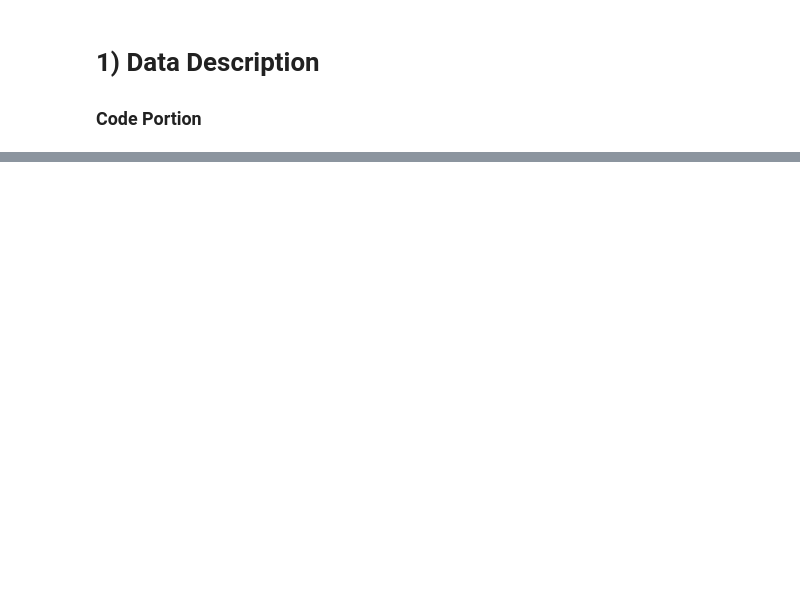
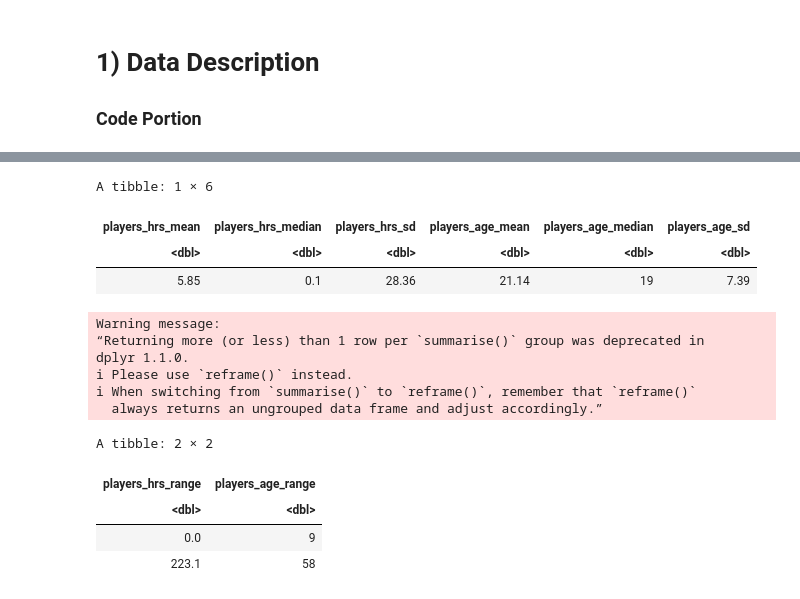
Before and after one commit to angelinahang/dsci-100-2025w1-project-personal-plan-group-42, a Jupyter notebook: ahang_plan.ipynb, the cells around one changed output, grey strips where cells are left out. Saved outputs shown, nothing was run; the diff lists cells and outputs as text; code cells hidden in the pictures; blank space fills up the shorter version.

Commit message:
worked more on data description portion

```diff
--- a/ahang_plan.ipynb
+++ b/ahang_plan.ipynb
@@ -70,3 +70,39 @@ A spec_tbl_df: 1535 × 5
 | fd6563a4e0f6f4273580e5fedbd8dda64... | 28/07/2024 15:36 | 28/07/2024 15:57 | 1.72218e+12 | 1.72218e+12 |
 | fd6563a4e0f6f4273580e5fedbd8dda64... | 25/07/2024 06:15 | 25/07/2024 06:22 | 1.72189e+12 | 1.72189e+12 |
 | 36d9cbb4c6bc0c1a6911436d2da0d09ec... | 20/05/2024 02:26 | 20/05/2024 02:45 | 1.71617e+12 | 1.71617e+12 |
+# %%
+# summary statistics: players data
+# first: quantitative variables: played hours, age
+#    Age has NA values!!
+# typical ways to describe quantitative variables in stats:
+#    center (mean and median) and spread (range, SD)
+
+players_data_summary <- players_data |>
+    summarize(players_hrs_mean = round(mean(played_hours), 2),
+                players_hrs_median = round(median(played_hours), 2),
+                players_hrs_sd = round(sd(played_hours), 2),
+                players_age_mean = round(mean(Age, na.rm = TRUE), 2),
+                players_age_median = round(median(Age, na.rm = TRUE), 2),
+                players_age_sd = round(sd(Age, na.rm = TRUE), 2))
+players_data_summary
+
+players_ranges <- players_data |>
+    summarize(players_hrs_range = range(played_hours),
+              players_age_range = range(Age, na.rm = TRUE))
+players_ranges
+# %% [output]
+A tibble: 1 × 6
+| players_hrs_mean | players_hrs_median | players_hrs_sd | players_age_mean | players_age_median | players_age_sd |
+| <dbl> | <dbl> | <dbl> | <dbl> | <dbl> | <dbl> |
+| 5.85 | 0.1 | 28.36 | 21.14 | 19 | 7.39 |
+Warning message:
+“Returning more (or less) than 1 row per `summarise()` group was deprecated in
+dplyr 1.1.0.
+ℹ Please use `reframe()` instead.
+ℹ When switching from `summarise()` to `reframe()`, remember that `reframe()`
+  always returns an ungrouped data frame and adjust accordingly.”
+A tibble: 2 × 2
+| players_hrs_range | players_age_range |
+| <dbl> | <dbl> |
+| 0.0 | 9 |
+| 223.1 | 58 |
```
Also changed, not shown: parts of 3 cells of this notebook.
